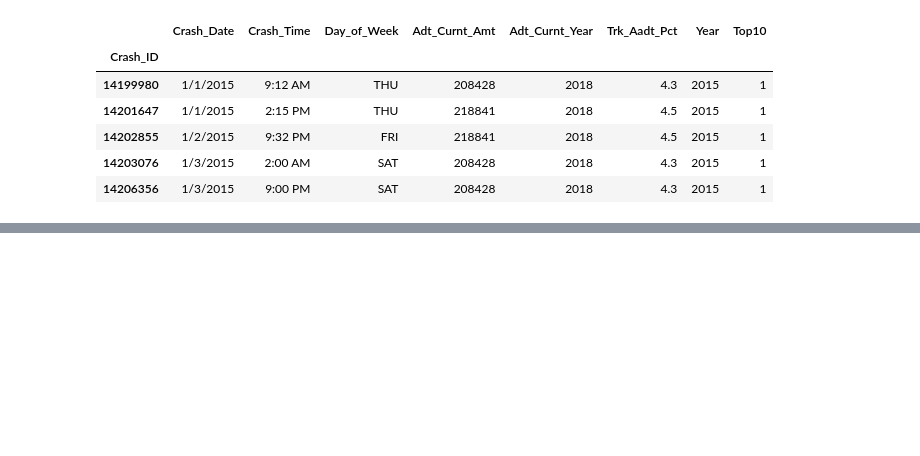
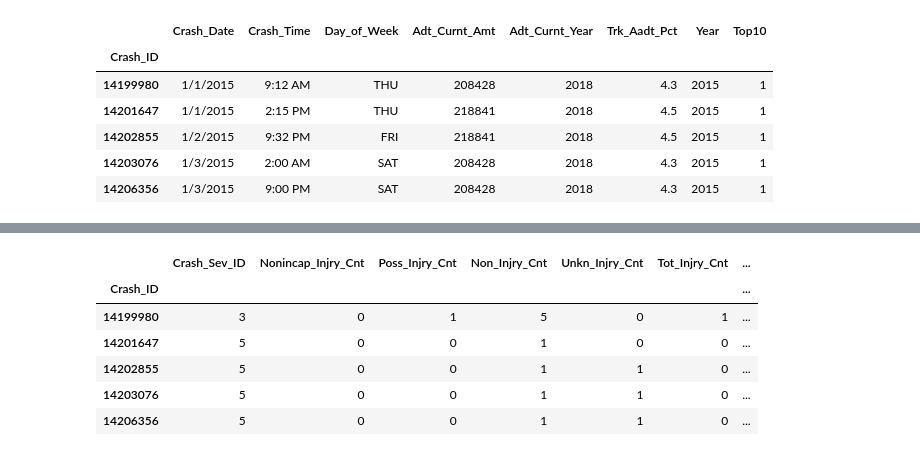
Before and after one commit to sphan35/predictive_crash_final, a Jupyter notebook: Accident_Cleaning.ipynb, the cells around one changed output, grey strips where cells are left out. Cells and saved outputs as stored; diff of their text form; code cells hidden in the pictures; blank space fills up the shorter version.

```diff
--- a/Accident_Cleaning.ipynb
+++ b/Accident_Cleaning.ipynb
@@ -87,4 +110,15 @@ Accident.head()
 # %%
 # Create Accident_Injury dataframe
+Accident_Injury = accident_data[['Crash_ID','Crash_Sev_ID', 'Nonincap_Injry_Cnt', 'Poss_Injry_Cnt', 'Non_Injry_Cnt', 'Unkn_Injry_Cnt', 'Tot_Injry_Cnt', 'Death_Cnt']].set_index('Crash_ID')
+
+Accident_Injury.head()
+# %% [output]
+|  | Crash_Sev_ID | Nonincap_Injry_Cnt | Poss_Injry_Cnt | Non_Injry_Cnt | Unkn_Injry_Cnt | Tot_Injry_Cnt | ... |
+| Crash_ID |  |  |  |  |  |  | ... |
+| 14199980 | 3 | 0 | 1 | 5 | 0 | 1 | ... |
+| 14201647 | 5 | 0 | 0 | 1 | 0 | 0 | ... |
+| 14202855 | 5 | 0 | 0 | 1 | 1 | 0 | ... |
+| 14203076 | 5 | 0 | 0 | 1 | 1 | 0 | ... |
+| 14206356 | 5 | 0 | 0 | 1 | 1 | 0 | ... |
 # %%
 # Create Accident_Vehicle dataframe
```
Also changed, not shown: parts of 13 cells of this notebook, 5 other files.
